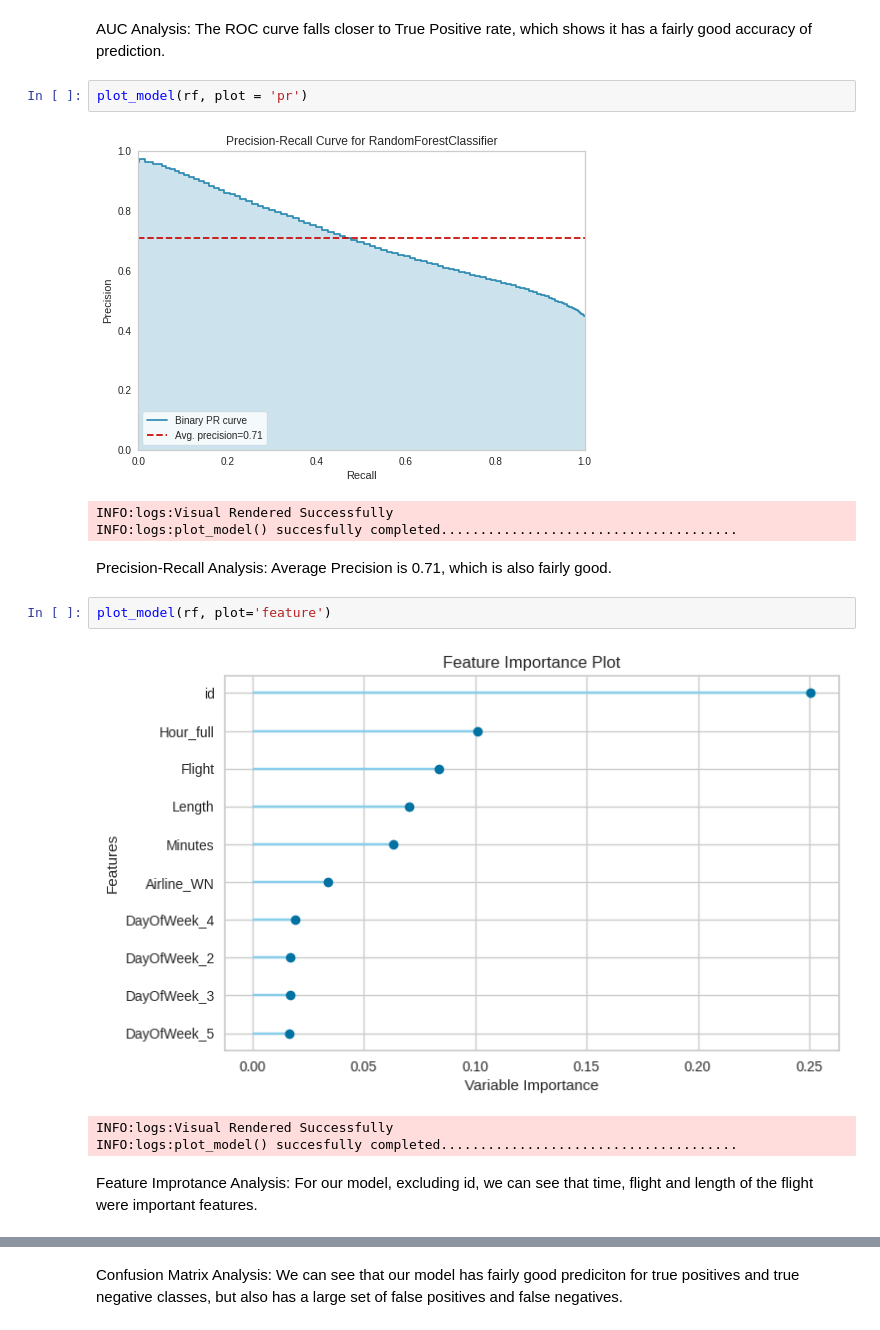
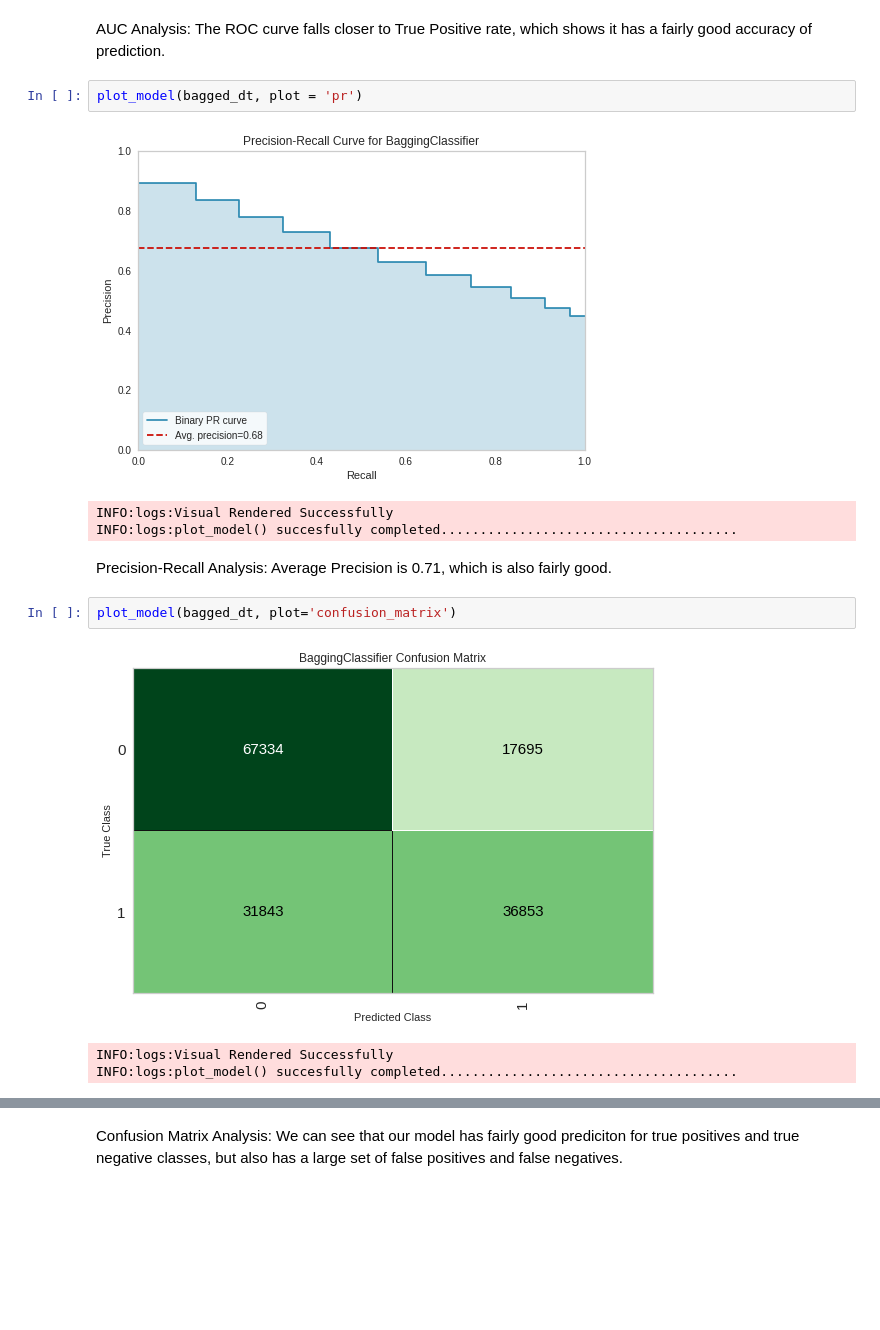
Before and after one commit to kwpark23/Airline-Delays, a Jupyter notebook: Airline_delay.ipynb, the cells around one changed output, grey strips where cells are left out. Drawn from its saved outputs; the diff is of its cells as text; blank space fills up the shorter version.

```diff
--- a/Airline_delay.ipynb
+++ b/Airline_delay.ipynb
@@ -467,18 +487,16 @@ INFO:logs:plot_model() succesfully completed....................................
 # %% [markdown]
 AUC Analysis: The ROC curve falls closer to True Positive rate, which shows it has a fairly good accuracy of prediction.
 # %%
-plot_model(rf, plot = 'pr')
+plot_model(bagged_dt, plot = 'pr')
 # %% [output]
-[figure, old version]
+[figure, new version]
 INFO:logs:Visual Rendered Successfully
 INFO:logs:plot_model() succesfully completed......................................
 # %% [markdown]
 Precision-Recall Analysis: Average Precision is 0.71, which is also fairly good.
 # %%
-plot_model(rf, plot='feature')
+plot_model(bagged_dt, plot='confusion_matrix')
 # %% [output]
-[figure, old version]
+[figure, new version]
 INFO:logs:Visual Rendered Successfully
 INFO:logs:plot_model() succesfully completed......................................
-# %% [markdown]
-Feature Improtance Analysis: For our model, excluding id, we can see that time, flight and length of the flight were important features.
```
Also changed, not shown: parts of 16 cells of this notebook.
